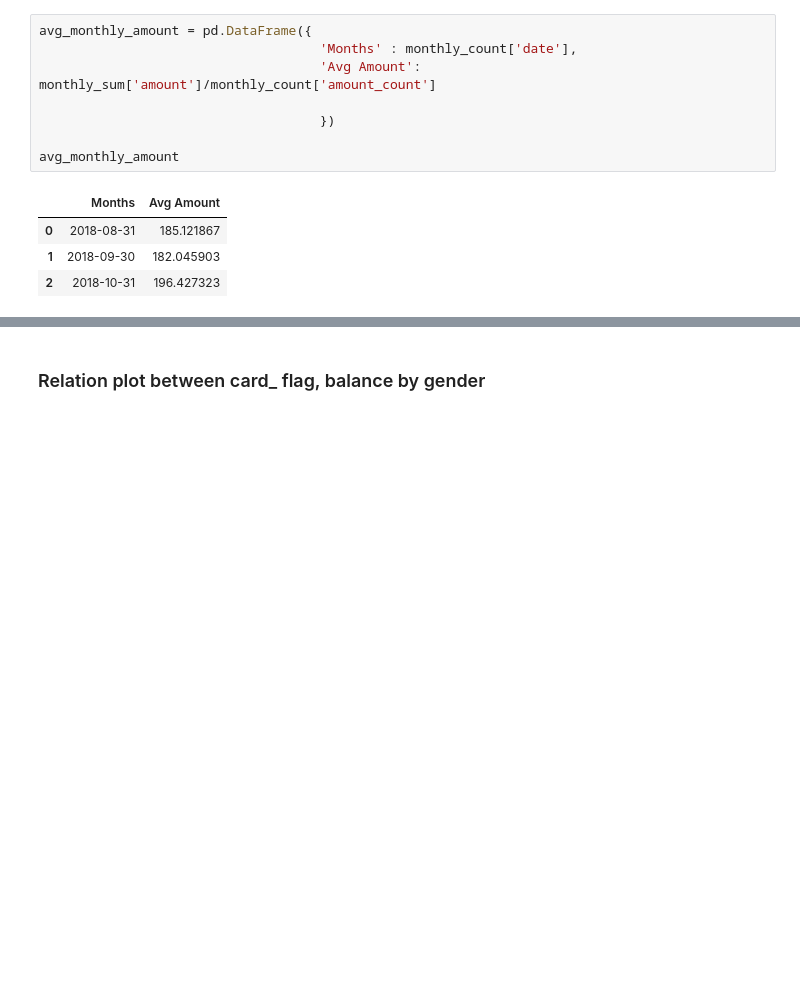
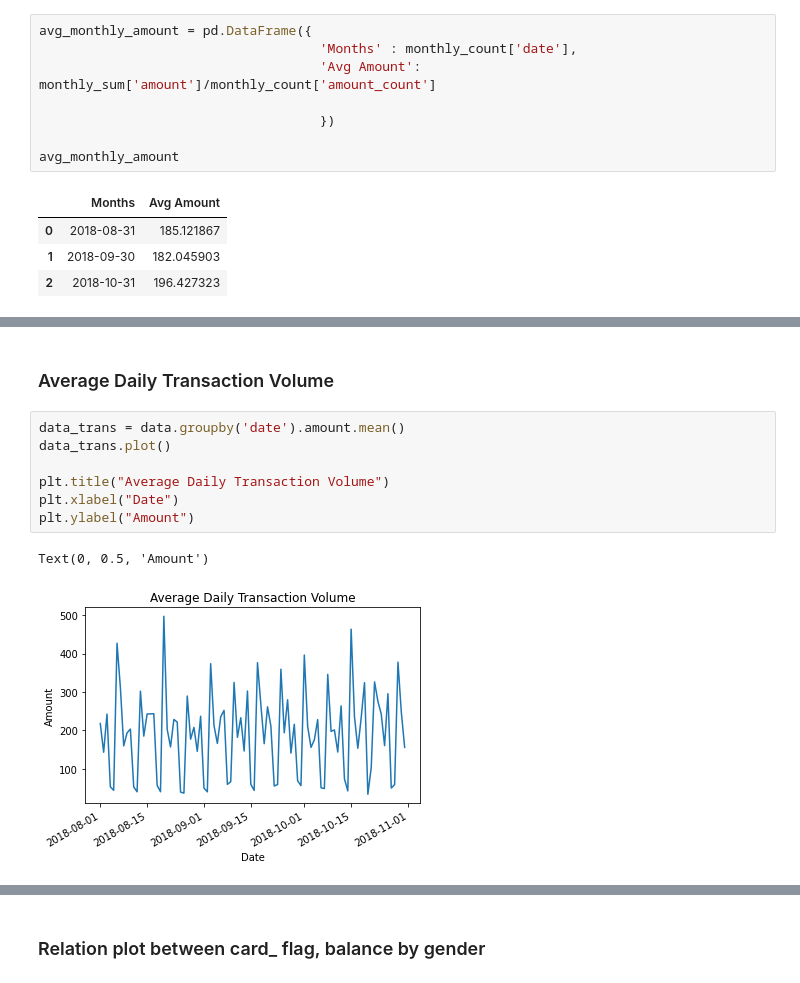
Before and after one commit to kvk96/ANZ-Data-Virtual-Internship, a Jupyter notebook: ANZ Virtual internship Task 1.ipynb, the cells around one changed output, grey strips where cells are left out. Cells and saved outputs as stored; diff of their text form; blank space fills up the shorter version.

```diff
--- a/ANZ Virtual internship Task 1.ipynb
+++ b/ANZ Virtual internship Task 1.ipynb
@@ -186,0 +197,12 @@ avg_monthly_amount
+# %% [markdown]
+### Average Daily Transaction Volume
+# %%
+data_trans = data.groupby('date').amount.mean()
+data_trans.plot()
+
+plt.title("Average Daily Transaction Volume")
+plt.xlabel("Date")
+plt.ylabel("Amount")
+# %% [output]
+Text(0, 0.5, 'Amount')
+[figure, added]
```
Also changed, not shown: parts of 10 cells of this notebook.
